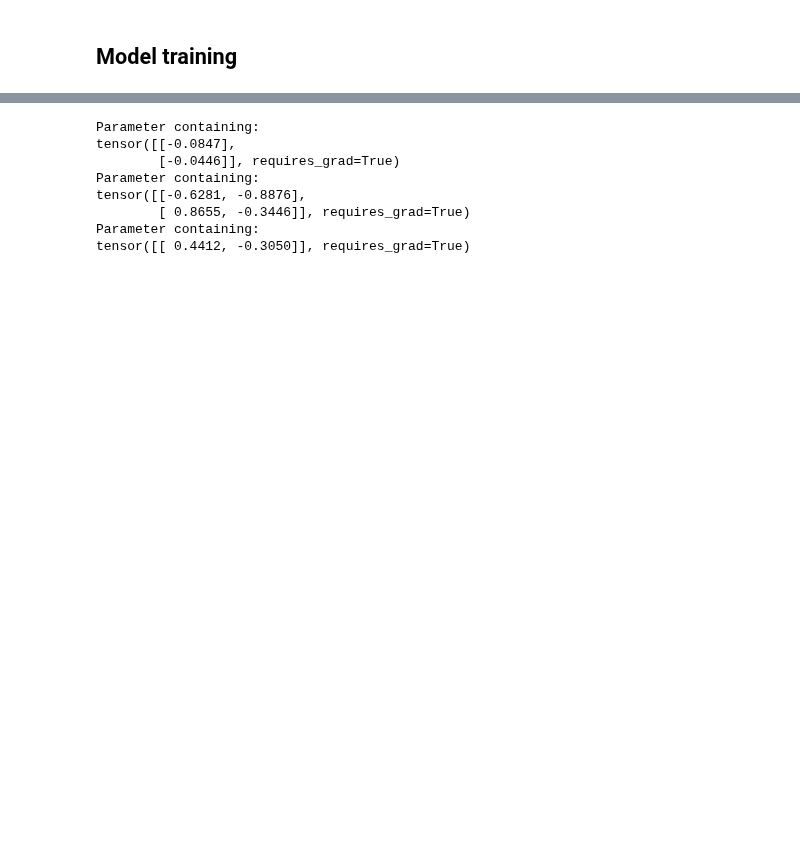
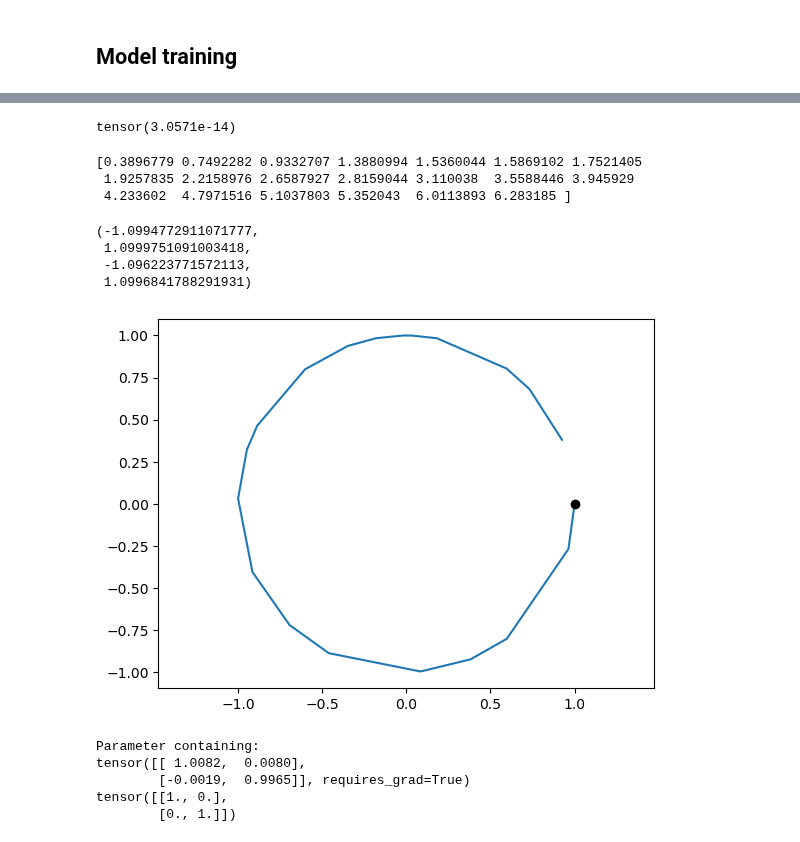
Before and after one commit to bioAI-Oslo/RNN-Adding-Problem-Representations, a Jupyter notebook: notebooks/regularized.ipynb, the cells around one changed output, grey strips where cells are left out. Cells and saved outputs as stored; diff of their text form; code cells hidden in the pictures; blank space fills up the shorter version.

```diff
--- a/notebooks/regularized.ipynb
+++ b/notebooks/regularized.ipynb
@@ -119,16 +160,40 @@ plt.show()
+# %%
+((torch.abs(torch.sin(torch.tensor(2*np.pi))-torch.sin(torch.tensor(0))) + torch.abs(torch.cos(torch.tensor(2*np.pi))-torch.cos(torch.tensor(0))))**2).mean()
+# %% [output]
+tensor(3.0571e-14)
+# %%
+# Plot circle from data
+data_raw = labels[91].detach().numpy()
+print(data_raw)
+data_points = np.zeros((t_steps,2))
+for i in range(t_steps):
+    data_points[i,0] = np.cos(data_raw[i])
+    data_points[i,1] = np.sin(data_raw[i])
+
+
+plt.plot(data_points[:,0],data_points[:,1],"-")
+plt.plot(data_points[-1,0],data_points[-1,1],"o",color="black")
+plt.axis("equal")
+# %% [output]
+[0.3896779 0.7492282 0.9332707 1.3880994 1.5360044 1.5869102 1.7521405
+ 1.9257835 2.2158976 2.6587927 2.8159044 3.110038  3.5588446 3.945929
+ 4.233602  4.7971516 5.1037803 5.352043  6.0113893 6.283185 ]
+(-1.0994772911071777,
+ 1.0999751091003418,
+ -1.096223771572113,
+ 1.0996841788291931)
+[figure, added]
 # %%
-print(model1.input.weight)
+# print(model1.input.weight)
 print(model1.hidden.weight)
-print(model1.output.weight)
+print(model1.Wh_init)
+# print(model1.output.weight)
 # %% [output]
 Parameter containing:
-tensor([[-0.0847],
-        [-0.0446]], requires_grad=True)
-Parameter containing:
-tensor([[-0.6281, -0.8876],
-        [ 0.8655, -0.3446]], requires_grad=True)
-Parameter containing:
-tensor([[ 0.4412, -0.3050]], requires_grad=True)
+tensor([[ 1.0082,  0.0080],
+        [-0.0019,  0.9965]], requires_grad=True)
+tensor([[1., 0.],
+        [0., 1.]])
 # %%
 # hc = 0
 # for h in model2.hts[0][0]:
```
Also changed, not shown: parts of 14 cells of this notebook, 2 other files.
